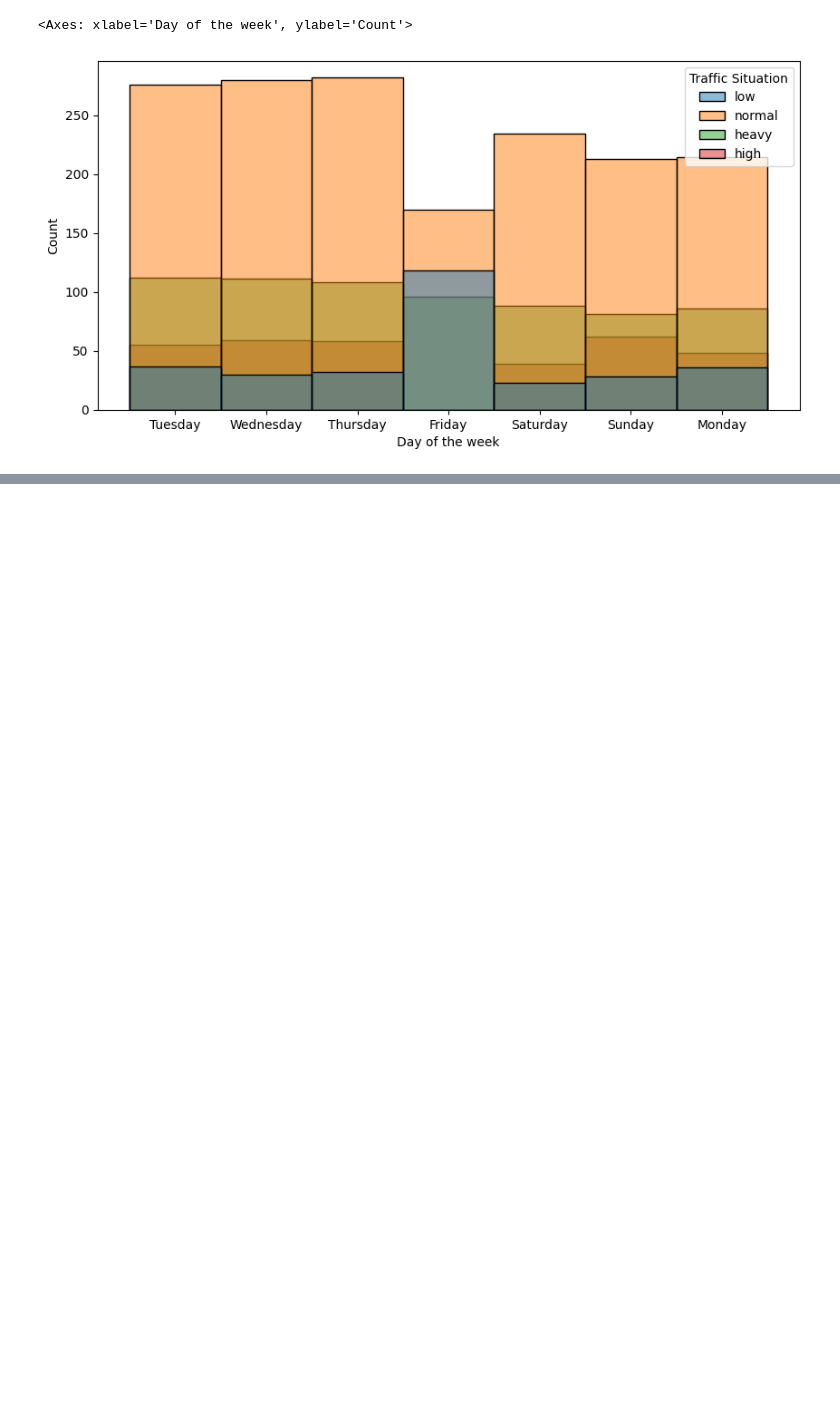
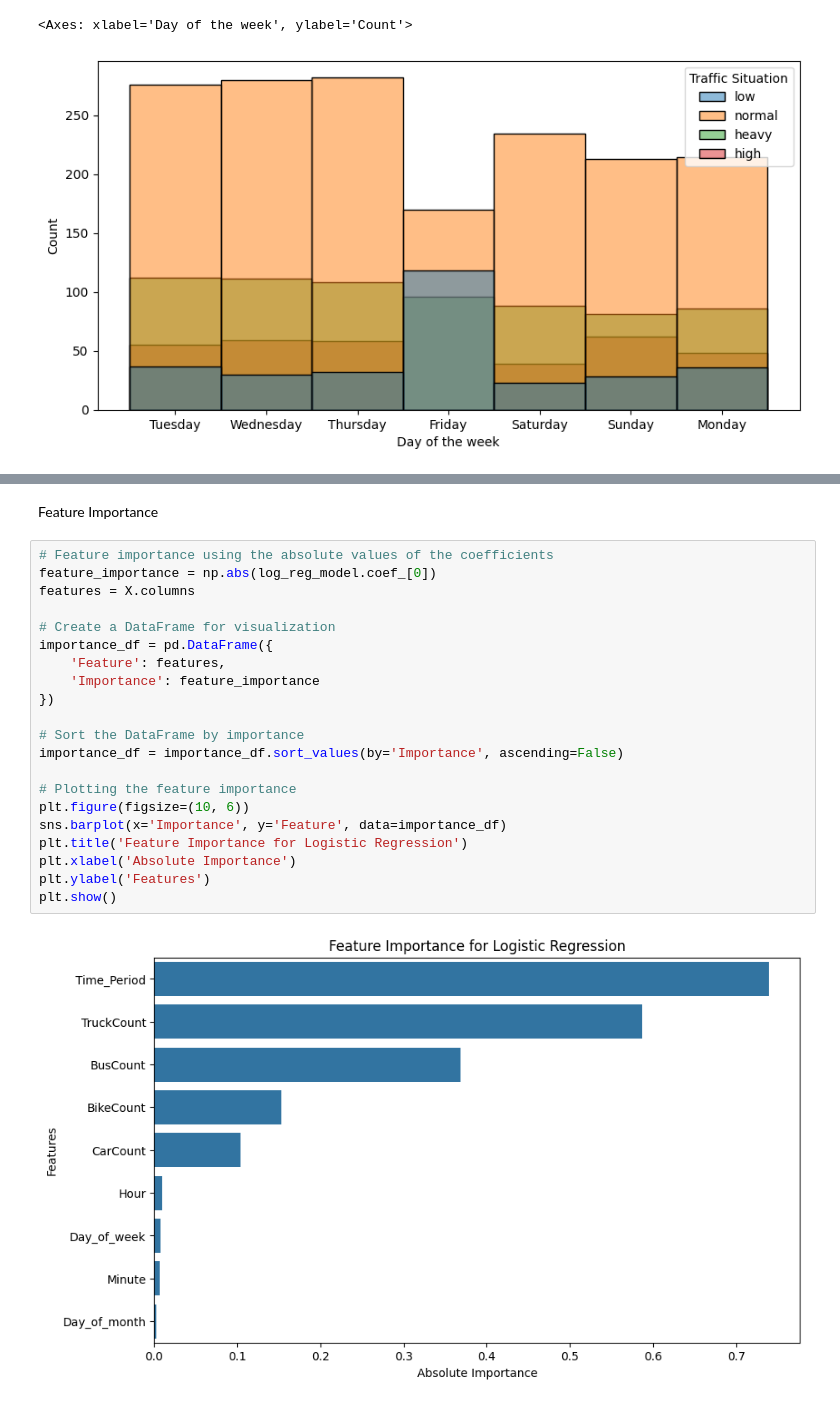
Before and after one commit to 400cs/CS4210-ML-Project, a Jupyter notebook: CS4210_Project.ipynb, the cells around one changed output, grey strips where cells are left out. Saved outputs shown, nothing was run; the diff lists cells and outputs as text; blank space fills up the shorter version.

```diff
--- a/CS4210_Project.ipynb
+++ b/CS4210_Project.ipynb
@@ -94,0 +213,25 @@ Name: count, dtype: int64
+# %% [markdown]
+Feature Importance
+# %%
+# Feature importance using the absolute values of the coefficients
+feature_importance = np.abs(log_reg_model.coef_[0])
+features = X.columns
+
+# Create a DataFrame for visualization
+importance_df = pd.DataFrame({
+    'Feature': features,
+    'Importance': feature_importance
+})
+
+# Sort the DataFrame by importance
+importance_df = importance_df.sort_values(by='Importance', ascending=False)
+
+# Plotting the feature importance
+plt.figure(figsize=(10, 6))
+sns.barplot(x='Importance', y='Feature', data=importance_df)
+plt.title('Feature Importance for Logistic Regression')
+plt.xlabel('Absolute Importance')
+plt.ylabel('Features')
+plt.show()
+# %% [output]
+[figure, added]
```
Also changed, not shown: parts of 13 cells of this notebook.
